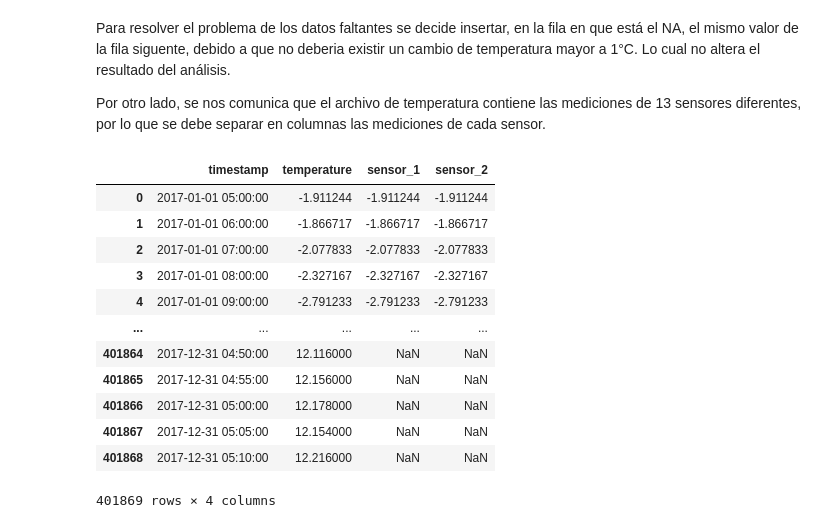
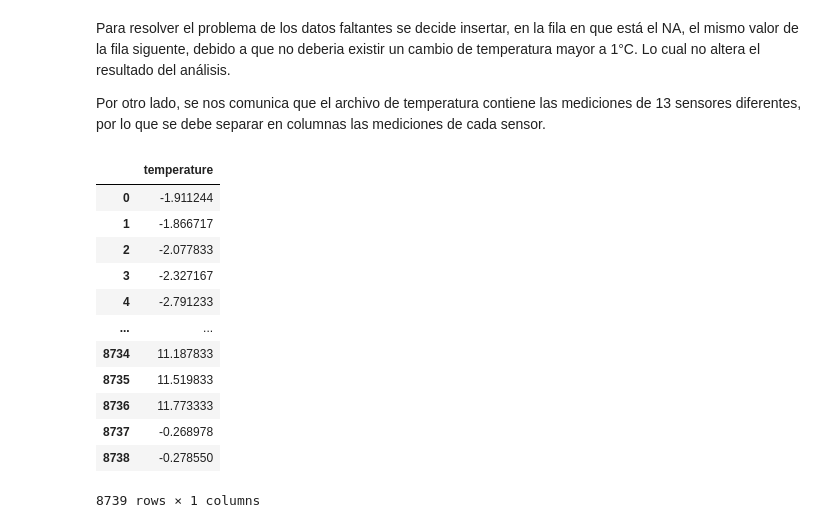
Before and after one commit to Cordero27/Minor-Machine-Learning, a Jupyter notebook: Analisis Dataset Memoria.ipynb, the cells around one changed output. Cells and saved outputs as stored; diff of their text form; code cells hidden in the pictures.

```diff
--- a/Analisis Dataset Memoria.ipynb
+++ b/Analisis Dataset Memoria.ipynb
@@ -148,22 +151,26 @@ Ya no existen datos faltantes
 Para resolver el problema de los datos faltantes se decide insertar, en la fila en que está el NA, el mismo valor de la fila siguente, debido a que no deberia existir un cambio de temperatura mayor a 1°C. Lo cual no altera el resultado del análisis.
 
 Por otro lado, se nos comunica que el archivo de temperatura contiene las mediciones de 13 sensores diferentes, por lo que se debe separar en columnas las mediciones de cada sensor.
-# %%
-temperatureSplited = np.array_split(temperature['temperature'], 13)
-temperature['sensor_1'] = temperatureSplited[0]
-temperature['sensor_2'] = temperatureSplited[0]
-temperature
-# %% [output]
-|  | timestamp | temperature | sensor_1 | sensor_2 |
-| 0 | 2017-01-01 05:00:00 | -1.911244 | -1.911244 | -1.911244 |
-| 1 | 2017-01-01 06:00:00 | -1.866717 | -1.866717 | -1.866717 |
-| 2 | 2017-01-01 07:00:00 | -2.077833 | -2.077833 | -2.077833 |
-| 3 | 2017-01-01 08:00:00 | -2.327167 | -2.327167 | -2.327167 |
-| 4 | 2017-01-01 09:00:00 | -2.791233 | -2.791233 | -2.791233 |
-| ... | ... | ... | ... | ... |
-| 401864 | 2017-12-31 04:50:00 | 12.116000 | NaN | NaN |
-| 401865 | 2017-12-31 04:55:00 | 12.156000 | NaN | NaN |
-| 401866 | 2017-12-31 05:00:00 | 12.178000 | NaN | NaN |
-| 401867 | 2017-12-31 05:05:00 | 12.154000 | NaN | NaN |
-| 401868 | 2017-12-31 05:10:00 | 12.216000 | NaN | NaN |
-401869 rows × 4 columns
+# %%
+
+sensor1 = temperature.loc[0:8738, ['temperature']].copy()
+sensor2 = temperature.loc[8738:17476, ['temperature']].copy()
+sensor3 = temperature.loc[17476:26213, ['temperature']].copy()
+sensor4 = temperature.loc[26213:34950, ['temperature']].copy()
+sensor5 = temperature.loc[34950:43687, ['temperature']].copy()
+sensor4 = temperature.loc[43689:, ['temperature']].copy()
+sensor1
+# %% [output]
+|  | temperature |
+| 0 | -1.911244 |
+| 1 | -1.866717 |
+| 2 | -2.077833 |
+| 3 | -2.327167 |
+| 4 | -2.791233 |
+| ... | ... |
+| 8734 | 11.187833 |
+| 8735 | 11.519833 |
+| 8736 | 11.773333 |
+| 8737 | -0.268978 |
+| 8738 | -0.278550 |
+8739 rows × 1 columns
```
Also changed, not shown: parts of 1 cell of this notebook.
